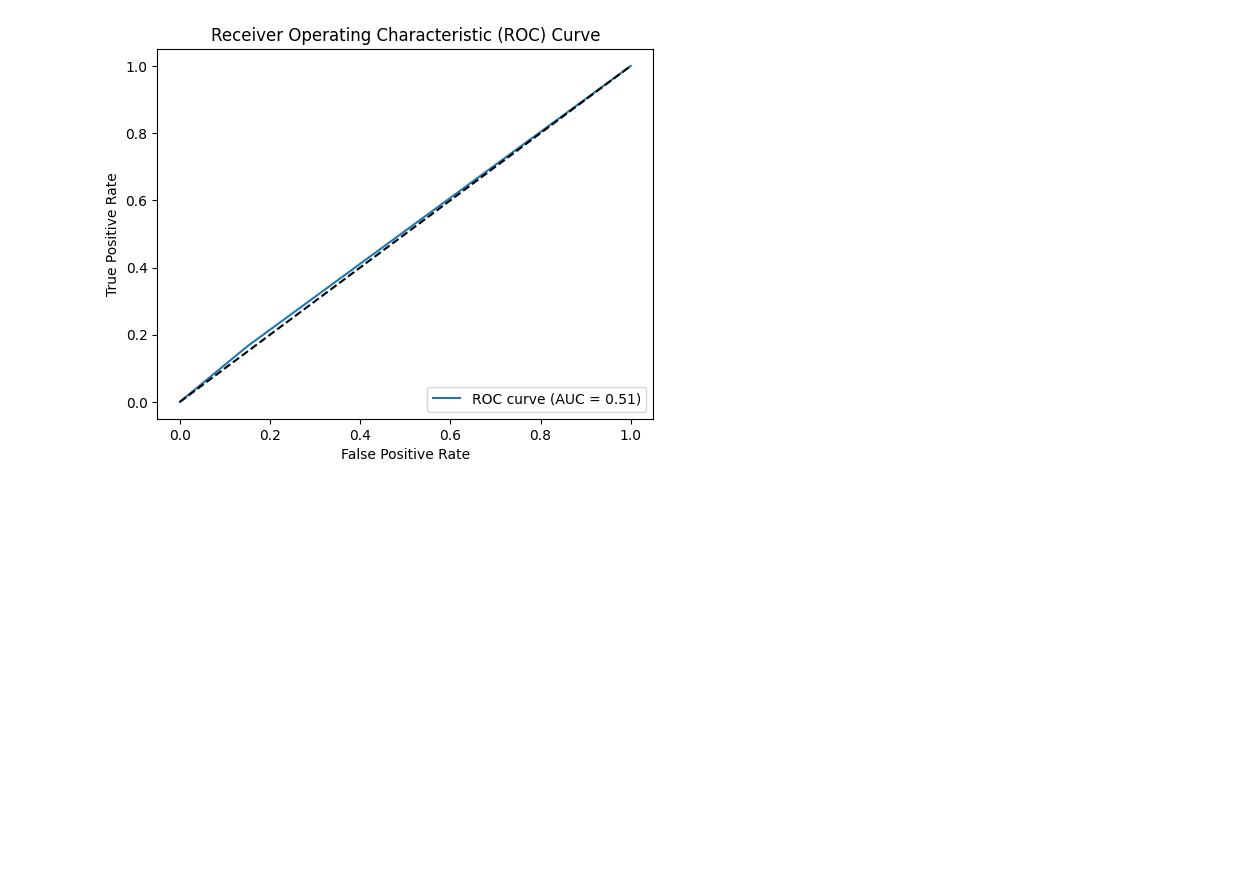
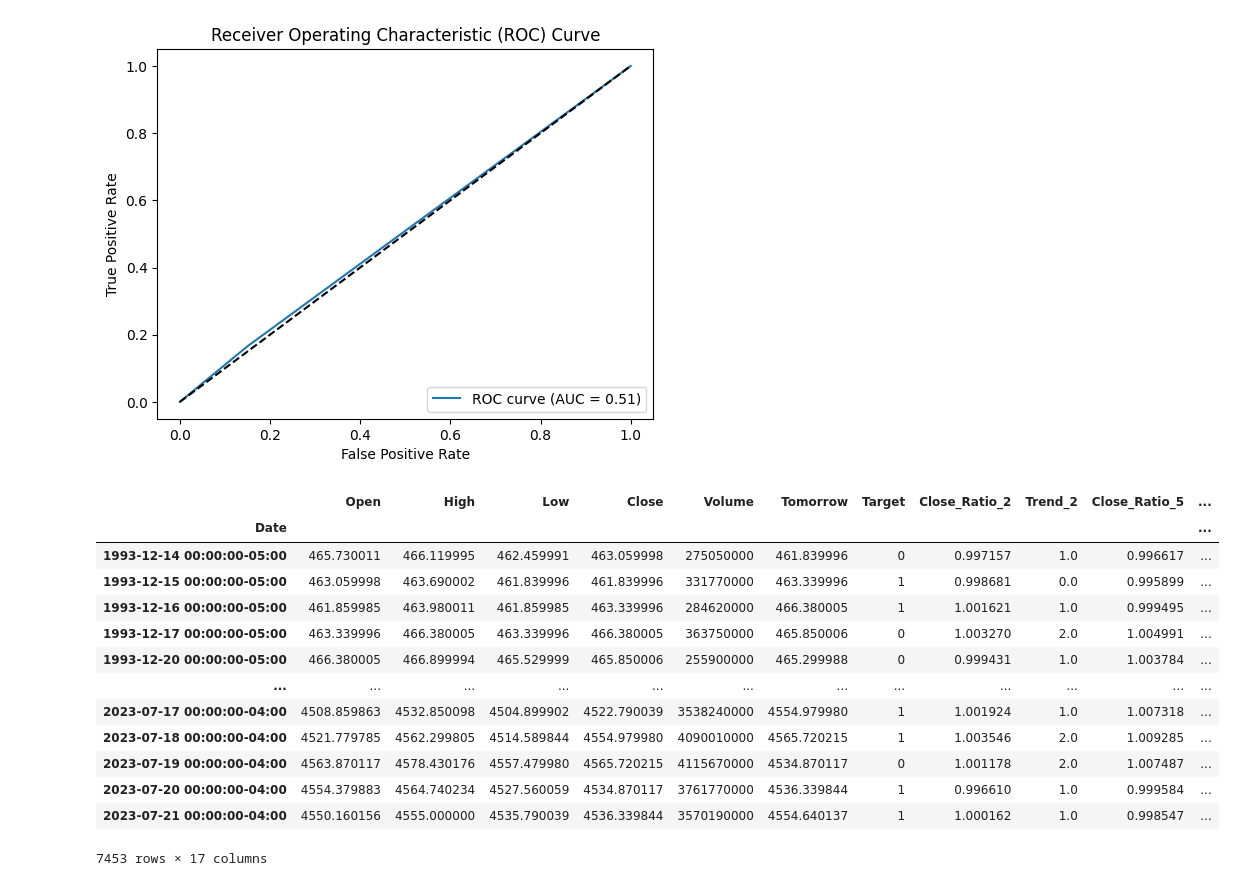
Before and after one commit to andy-buk/stock-algo, a Jupyter notebook: prediction.ipynb, the cells around one changed output. Cells and saved outputs as stored; diff of their text form; code cells hidden in the pictures; blank space fills up the shorter version.

Commit message:
updated ratios

```diff
--- a/prediction.ipynb
+++ b/prediction.ipynb
@@ -159,4 +159,22 @@ plt.legend(loc="lower right")
 plt.show()
 # %% [output]
 [figure]
+# %%
+stock = stock.dropna()
+stock
+# %% [output]
+|  | Open | High | Low | Close | Volume | Tomorrow | Target | Close_Ratio_2 | Trend_2 | Close_Ratio_5 | ... |
+| Date |  |  |  |  |  |  |  |  |  |  | ... |
+| 1993-12-14 00:00:00-05:00 | 465.730011 | 466.119995 | 462.459991 | 463.059998 | 275050000 | 461.839996 | 0 | 0.997157 | 1.0 | 0.996617 | ... |
+| 1993-12-15 00:00:00-05:00 | 463.059998 | 463.690002 | 461.839996 | 461.839996 | 331770000 | 463.339996 | 1 | 0.998681 | 0.0 | 0.995899 | ... |
+| 1993-12-16 00:00:00-05:00 | 461.859985 | 463.980011 | 461.859985 | 463.339996 | 284620000 | 466.380005 | 1 | 1.001621 | 1.0 | 0.999495 | ... |
+| 1993-12-17 00:00:00-05:00 | 463.339996 | 466.380005 | 463.339996 | 466.380005 | 363750000 | 465.850006 | 0 | 1.003270 | 2.0 | 1.004991 | ... |
+| 1993-12-20 00:00:00-05:00 | 466.380005 | 466.899994 | 465.529999 | 465.850006 | 255900000 | 465.299988 | 0 | 0.999431 | 1.0 | 1.003784 | ... |
+| ... | ... | ... | ... | ... | ... | ... | ... | ... | ... | ... | ... |
+| 2023-07-17 00:00:00-04:00 | 4508.859863 | 4532.850098 | 4504.899902 | 4522.790039 | 3538240000 | 4554.979980 | 1 | 1.001924 | 1.0 | 1.007318 | ... |
+| 2023-07-18 00:00:00-04:00 | 4521.779785 | 4562.299805 | 4514.589844 | 4554.979980 | 4090010000 | 4565.720215 | 1 | 1.003546 | 2.0 | 1.009285 | ... |
+| 2023-07-19 00:00:00-04:00 | 4563.870117 | 4578.430176 | 4557.479980 | 4565.720215 | 4115670000 | 4534.870117 | 0 | 1.001178 | 2.0 | 1.007487 | ... |
+| 2023-07-20 00:00:00-04:00 | 4554.379883 | 4564.740234 | 4527.560059 | 4534.870117 | 3761770000 | 4536.339844 | 1 | 0.996610 | 1.0 | 0.999584 | ... |
+| 2023-07-21 00:00:00-04:00 | 4550.160156 | 4555.000000 | 4535.790039 | 4536.339844 | 3570190000 | 4554.640137 | 1 | 1.000162 | 1.0 | 0.998547 | ... |
+7453 rows × 17 columns
 # %%
```
Also changed, not shown: parts of 5 cells of this notebook.
